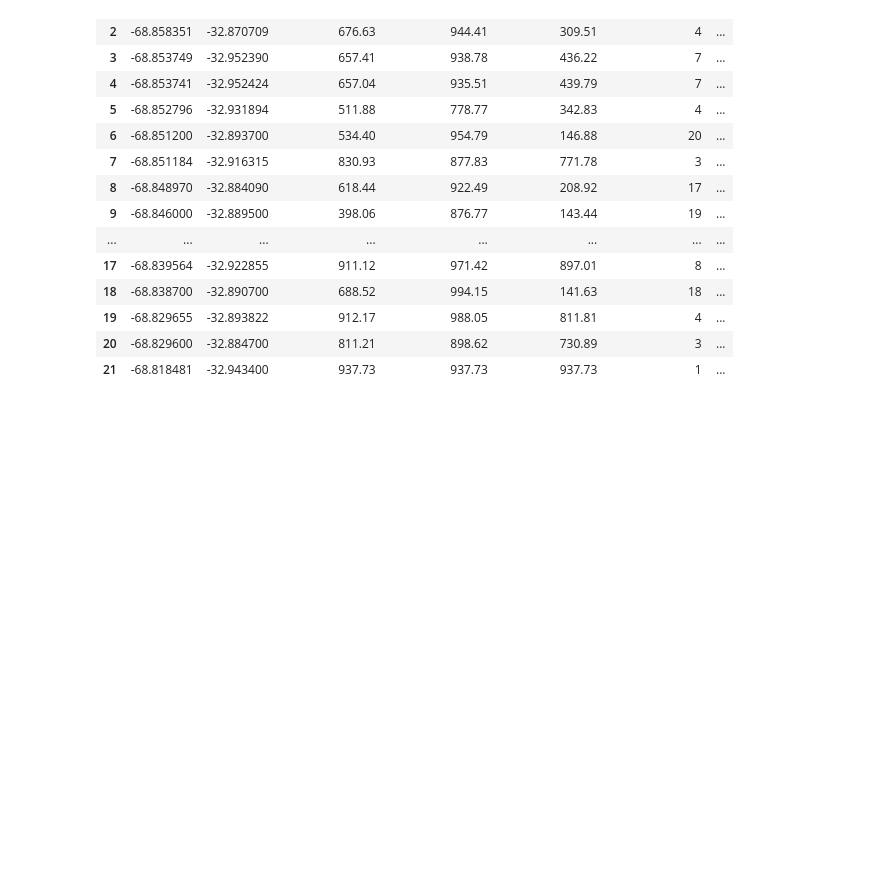
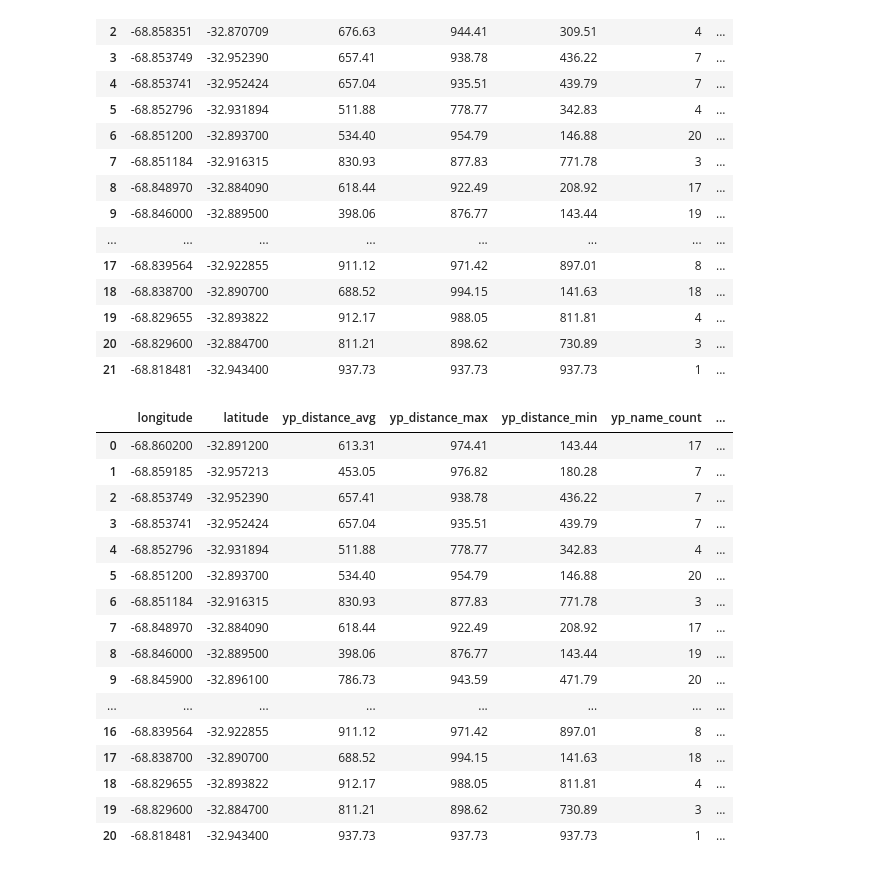
Before and after one commit to TayyubaK/Statistical-Modelling-Project, a Jupyter notebook: notebooks/EDA_part1_part2.ipynb, the cells around one changed output. Saved outputs shown, nothing was run; the diff lists cells and outputs as text; code cells hidden in the pictures; blank space fills up the shorter version.

Commit message:
drop parque mitre from yp

```diff
--- a/notebooks/EDA_part1_part2.ipynb
+++ b/notebooks/EDA_part1_part2.ipynb
@@ -863,8 +863,8 @@ ypdf_group = ypdf_grouped.reset_index().round({
     'yp_rating_min': 2
 })
 
-ypdf_grp_final = ypdf_group.reset_index(drop=True)
-ypdf_grp_final
+ypdf_grp = ypdf_group.reset_index(drop=True)
+ypdf_grp
 # %% [output]
 |  | longitude | latitude | yp_distance_avg | yp_distance_max | yp_distance_min | yp_name_count | ... |
 | 0 | -68.860200 | -32.891200 | 613.31 | 974.41 | 143.44 | 17 | ... |
@@ -884,11 +884,30 @@ ypdf_grp_final
 | 20 | -68.829600 | -32.884700 | 811.21 | 898.62 | 730.89 | 3 | ... |
 | 21 | -68.818481 | -32.943400 | 937.73 | 937.73 | 937.73 | 1 | ... |
 # %%
-# Dropping bike station "Parque EA Mitre" at latitude=-32.870709 & longitude=-68.858351
-ypdf_grp_final
-
-
-bikes_df_final = bikes_df_final[~((bikes_df_final['latitude'] == -32.9434) & (bikes_df_final['longitude'] == -68.818481))]
-bikes_df_final
+#Creating a copy before dropping "Parque EA Mitre" at latitude=-32.870709 & longitude=-68.858351
+ypdf_grp_final = ypdf_grp.copy()
+# %%
+# Dropping bike station "Parque EA Mitre" at latitude=-32.870709 & longitude=-68.858351
+ypdf_grp_final = ypdf_grp_final[~((ypdf_grp_final['latitude'] == -32.870709) & (ypdf_grp_final['longitude'] == -68.858351))]
+ypdf_grp_final = ypdf_grp_final.reset_index(drop=True)
+ypdf_grp_final
+# %% [output]
+|  | longitude | latitude | yp_distance_avg | yp_distance_max | yp_distance_min | yp_name_count | ... |
+| 0 | -68.860200 | -32.891200 | 613.31 | 974.41 | 143.44 | 17 | ... |
+| 1 | -68.859185 | -32.957213 | 453.05 | 976.82 | 180.28 | 7 | ... |
+| 2 | -68.853749 | -32.952390 | 657.41 | 938.78 | 436.22 | 7 | ... |
+| 3 | -68.853741 | -32.952424 | 657.04 | 935.51 | 439.79 | 7 | ... |
+| 4 | -68.852796 | -32.931894 | 511.88 | 778.77 | 342.83 | 4 | ... |
+| 5 | -68.851200 | -32.893700 | 534.40 | 954.79 | 146.88 | 20 | ... |
+| 6 | -68.851184 | -32.916315 | 830.93 | 877.83 | 771.78 | 3 | ... |
+| 7 | -68.848970 | -32.884090 | 618.44 | 922.49 | 208.92 | 17 | ... |
+| 8 | -68.846000 | -32.889500 | 398.06 | 876.77 | 143.44 | 19 | ... |
+| 9 | -68.845900 | -32.896100 | 786.73 | 943.59 | 471.79 | 20 | ... |
+| ... | ... | ... | ... | ... | ... | ... | ... |
+| 16 | -68.839564 | -32.922855 | 911.12 | 971.42 | 897.01 | 8 | ... |
+| 17 | -68.838700 | -32.890700 | 688.52 | 994.15 | 141.63 | 18 | ... |
+| 18 | -68.829655 | -32.893822 | 912.17 | 988.05 | 811.81 | 4 | ... |
+| 19 | -68.829600 | -32.884700 | 811.21 | 898.62 | 730.89 | 3 | ... |
+| 20 | -68.818481 | -32.943400 | 937.73 | 937.73 | 937.73 | 1 | ... |
 # %%
 ypdf_grp_final.to_csv('../data/yp_df_eda.csv', index=False)
```
